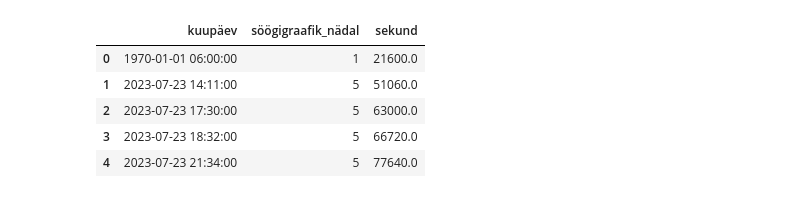
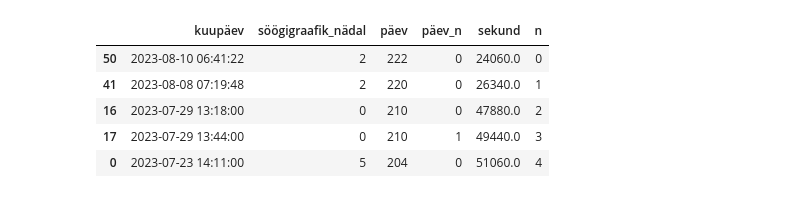
Before and after one commit to mart-mihkel/spioonid, a Jupyter notebook: main.ipynb, the cells around one changed output. Cells and saved outputs as stored; diff of their text form; code cells hidden in the pictures.

```diff
--- a/main.ipynb
+++ b/main.ipynb
@@ -6,18 +6,23 @@ from datetime import datetime
 # %%
 spioon_df = pd.read_csv('andmed/spioonid.csv')
 
 spioon_df['kuupäev'] = spioon_df['kuupäev'].apply(lambda x: datetime.fromisoformat(x))
 spioon_df['söögigraafik_nädal'] = spioon_df['kuupäev'].apply(lambda x: datetime.isocalendar(x).week % 6)
+spioon_df['päev'] = spioon_df['kuupäev'].apply(lambda x: x.timetuple().tm_yday)
+spioon_df['päev_n'] = spioon_df.groupby('päev').cumcount()
 spioon_df['sekund'] = spioon_df['kuupäev'].apply(lambda x: (x - x.replace(hour=0, minute=0)).total_seconds())
 
+spioon_df = spioon_df.sort_values('sekund')
+spioon_df['n'] = np.arange(0, spioon_df.shape[0])
+
 spioon_df.head()
 # %% [output]
-|  | kuupäev | söögigraafik_nädal | sekund |
-| 0 | 1970-01-01 06:00:00 | 1 | 21600.0 |
-| 1 | 2023-07-23 14:11:00 | 5 | 51060.0 |
-| 2 | 2023-07-23 17:30:00 | 5 | 63000.0 |
-| 3 | 2023-07-23 18:32:00 | 5 | 66720.0 |
-| 4 | 2023-07-23 21:34:00 | 5 | 77640.0 |
+|  | kuupäev | söögigraafik_nädal | päev | päev_n | sekund | n |
+| 50 | 2023-08-10 06:41:22 | 2 | 222 | 0 | 24060.0 | 0 |
+| 41 | 2023-08-08 07:19:48 | 2 | 220 | 0 | 26340.0 | 1 |
+| 16 | 2023-07-29 13:18:00 | 0 | 210 | 0 | 47880.0 | 2 |
+| 17 | 2023-07-29 13:44:00 | 0 | 210 | 1 | 49440.0 | 3 |
+| 0 | 2023-07-23 14:11:00 | 5 | 204 | 0 | 51060.0 | 4 |
 # %%
 toit_df = pd.read_csv('andmed/söögiajad_õr5.csv', index_col='nädal')
 
```
Also changed, not shown: parts of 6 cells of this notebook.
